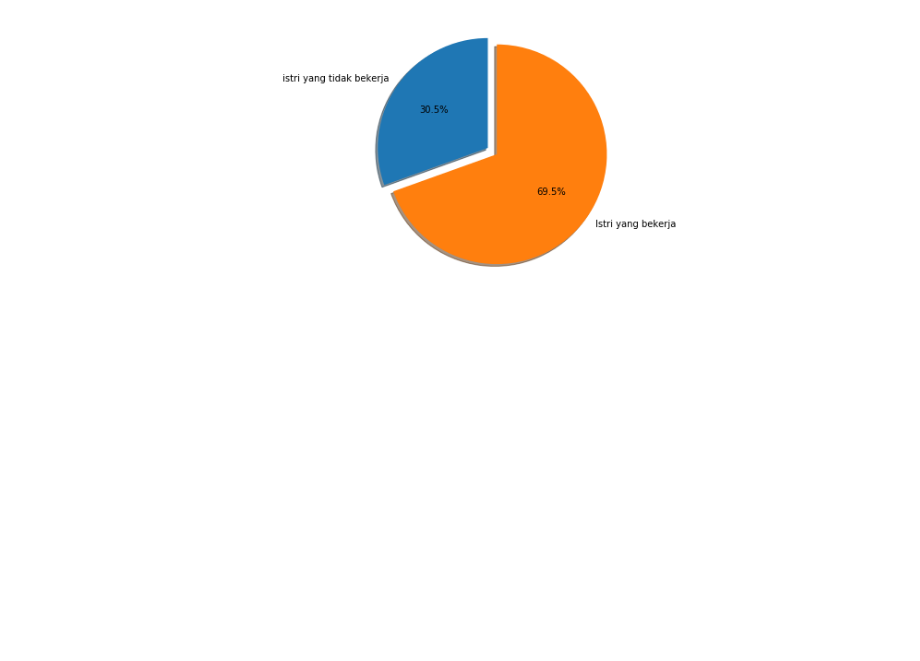
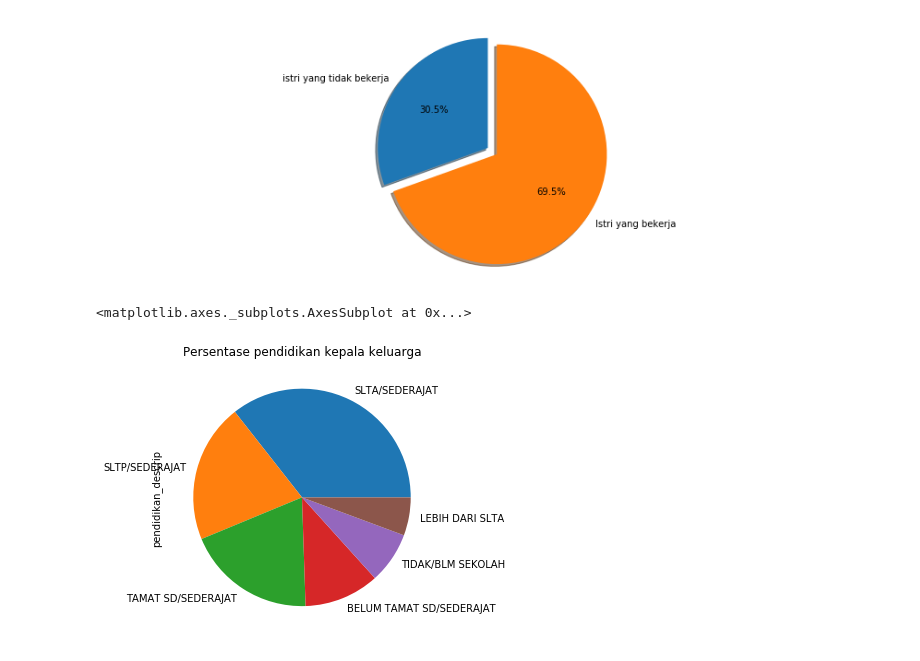
Before and after one commit to anggiemeythia/FPVisinf, a Jupyter notebook: Final Project Visualisasi.ipynb, the cells around one changed output. Drawn from its saved outputs; the diff is of its cells as text; code cells hidden in the pictures; blank space fills up the shorter version.

```diff
--- a/Final Project Visualisasi.ipynb
+++ b/Final Project Visualisasi.ipynb
@@ -72,3 +72,19 @@ ax1.axis('equal')
 plt.show()
 # %% [output]
 [figure]
+# %%
+#6. Persentase pendidikan kepala keluarga
+isKepalaKeluarga = (gakinSBY['hubkel'] == 'KEPALA KELUARGA')
+isS1 = gakinSBY[isKepalaKeluarga]['pendidikan_descrip']=='DIPLOMA IV/STRATA I'
+
+gakinSBY.loc[gakinSBY['pendidikan_descrip']=='DIPLOMA IV/STRATA I', 'pendidikan_descrip'] = 'Lebih dari SLTA'
+gakinSBY.loc[gakinSBY['pendidikan_descrip']=='AKADEMI/DIPLOMA III/SARJANA MUDA', 'pendidikan_descrip'] = 'Lebih dari SLTA'
+gakinSBY.loc[gakinSBY['pendidikan_descrip']=='DIPLOMA I/II', 'pendidikan_descrip'] = 'Lebih dari SLTA'
+gakinSBY.loc[gakinSBY['pendidikan_descrip']=='STRATA-II', 'pendidikan_descrip'] = 'Lebih dari SLTA'
+gakinSBY.loc[gakinSBY['pendidikan_descrip']=='STRATA-III', 'pendidikan_descrip'] = 'Lebih dari SLTA'
+gakinSBY.loc[gakinSBY['pendidikan_descrip']=='Lebih dari SLTA', 'pendidikan_descrip'] = 'LEBIH DARI SLTA'
+
+gakinSBY['pendidikan_descrip'].value_counts().plot(kind='pie', title='Persentase pendidikan kepala keluarga')
+# %% [output]
+<matplotlib.axes._subplots.AxesSubplot at 0x...>
+[figure, added]
```
Also changed, not shown: parts of 5 cells of this notebook.
